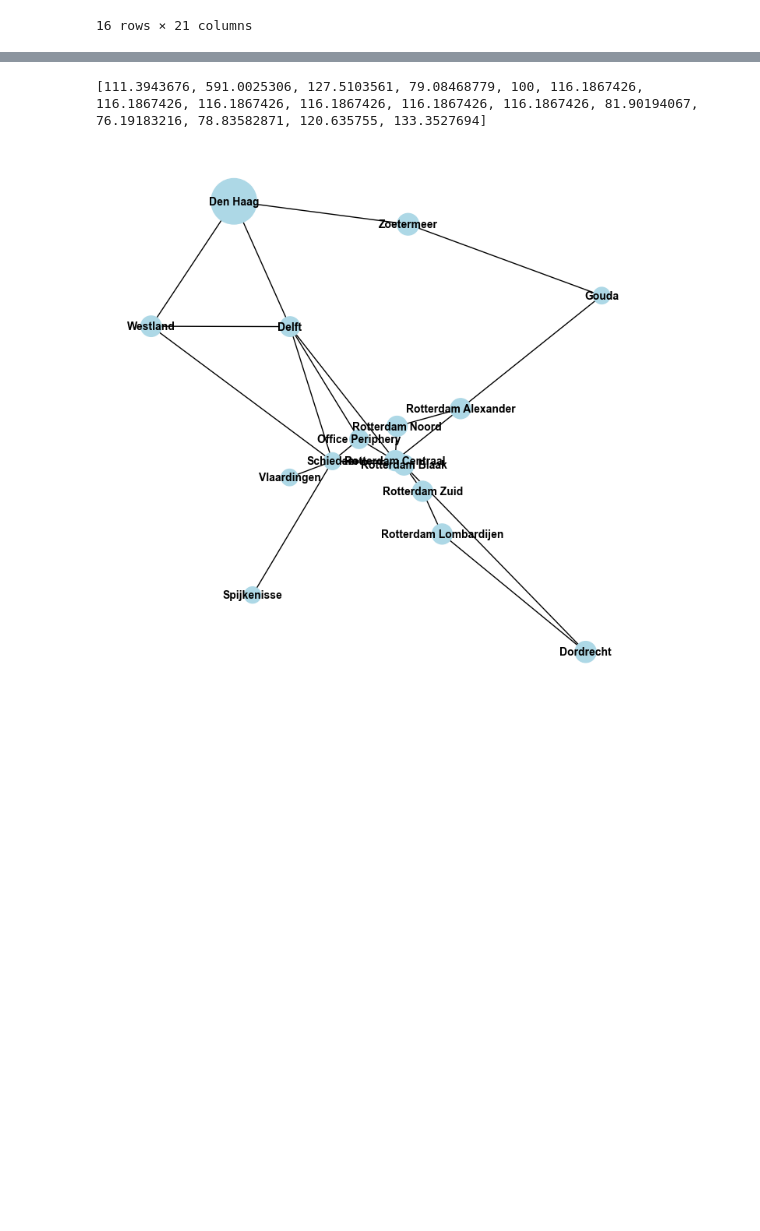
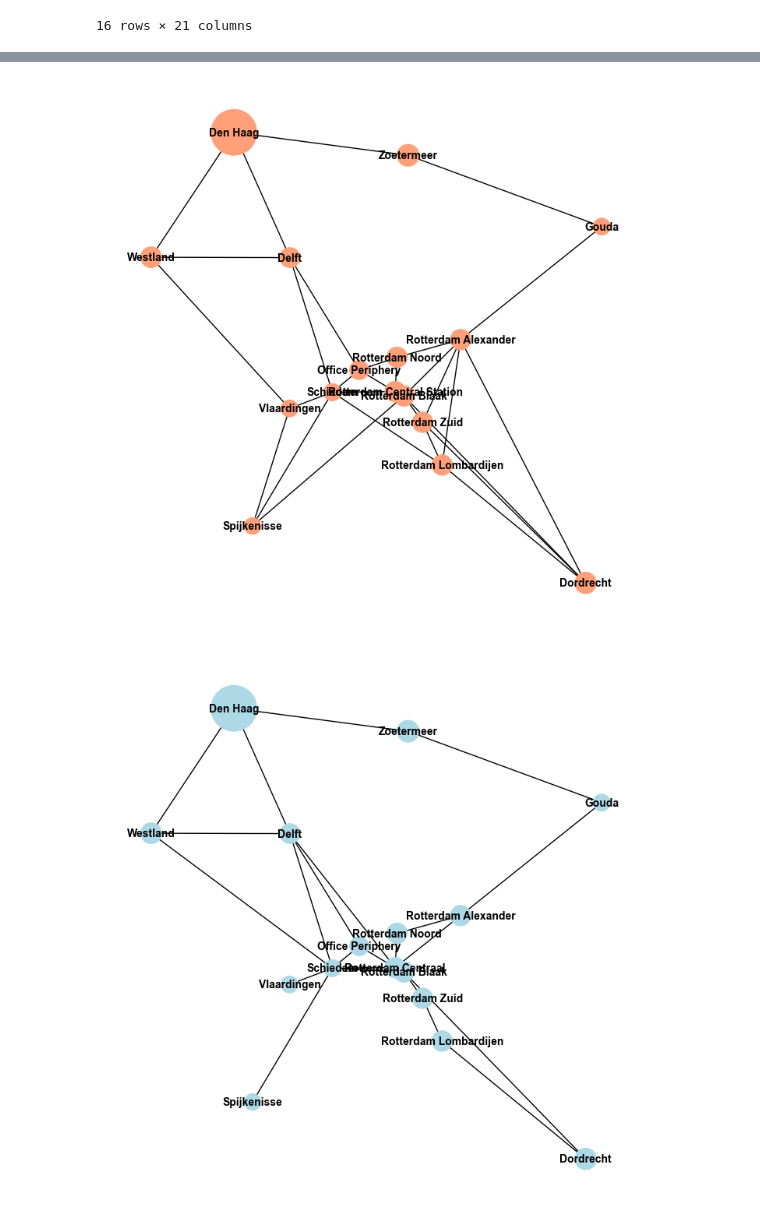
Before and after one commit to tewhol/Design_in_Network_group_8, a Jupyter notebook: Randstad_modified.ipynb, the cells around one changed output, grey strips where cells are left out. Cells and saved outputs as stored; diff of their text form; code cells hidden in the pictures; blank space fills up the shorter version.

Commit message:
completed the car network adjacency

```diff
--- a/Randstad_modified.ipynb
+++ b/Randstad_modified.ipynb
@@ -769,49 +777,46 @@ for location in Rotterdam_train_graph.nodes():
     longitude = Rotterdam_train_pd.loc[Rotterdam_train_pd['Locations'] == location, 'Longitude'].iloc[0]
     pos_attributes_train.update({location: (longitude, latitude)})
 
-    # The employees
+    # The employees, note that the office gets a value of 100, this is purely for drawing reasons
     employees = Rotterdam_train_pd.loc[Rotterdam_train_pd['Locations'] == location, 'Employees'].iloc[0]
     if employees == 0:
         employees = 100
     employees_attributes.append(employees)
 
 for location in Rotterdam_car_graph.nodes():
     # The coordinates
     latitude = Rotterdam_car_pd.loc[Rotterdam_car_pd['Locations'] == location, 'Latitude'].iloc[0]
     longitude = Rotterdam_car_pd.loc[Rotterdam_car_pd['Locations'] == location, 'Longitude'].iloc[0]
     pos_attributes_car.update({location: (longitude, latitude)})
 
 
 # Plotting the figures
 
 plt.figure(figsize=(7, 7))
+# Actually drawing the network
+nx.draw(Rotterdam_car_graph,
+        pos=pos_attributes_car,
+        with_labels=True,
+        node_size=[3 * i for i in employees_attributes],
+        node_color='lightsalmon',
+        font_size=10,
+        font_color='black',
+        font_weight='bold'
+        )
+plt.show()
 
+plt.figure(figsize=(7, 7))
 # Actually drawing the network
 nx.draw(Rotterdam_train_graph,
         pos=pos_attributes_train,
         with_labels=True,
         node_size=[3 * i for i in employees_attributes],
         node_color='lightblue',
         font_size=10,
         font_color='black',
         font_weight='bold'
         )
 plt.show()
-
-
-# plt.figure(figsize=(7, 7))
-#
-# # Actually drawing the network
-# nx.draw(Rotterdam_car_graph,
-#         pos=pos_attributes_car,
-#         with_labels=True,
-#         node_size=[3 * i for i in employees_attributes],
-#         node_color='lightsalmon',
-#         font_size=10,
-#         font_color='black',
-#         font_weight='bold'
-#         )
-# plt.show()
 # %% [output]
-[111.3943676, 591.0025306, 127.5103561, 79.08468779, 100, 116.1867426, 116.1867426, 116.1867426, 116.1867426, 116.1867426, 116.1867426, 81.90194067, 76.19183216, 78.83582871, 120.635755, 133.3527694]
-[figure, old version]
+[figure, new version]
+[figure, added]
```
Also changed, not shown: parts of 9 cells of this notebook, 2 other files.
